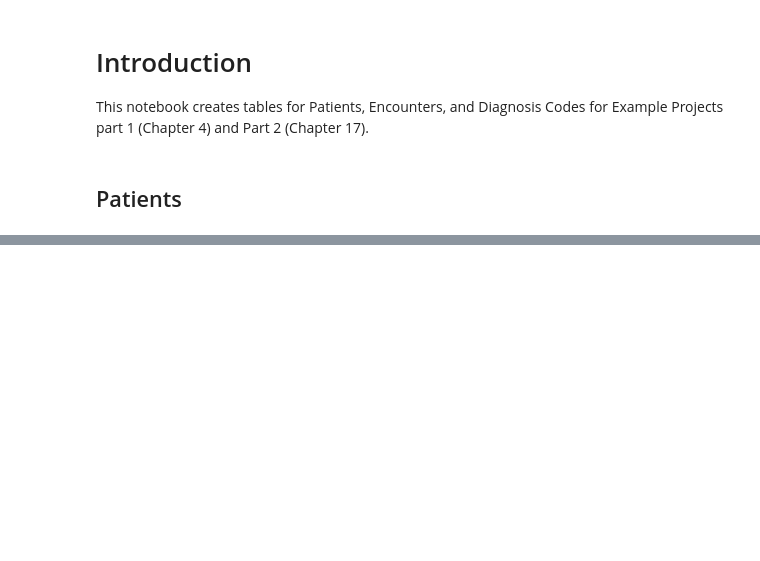
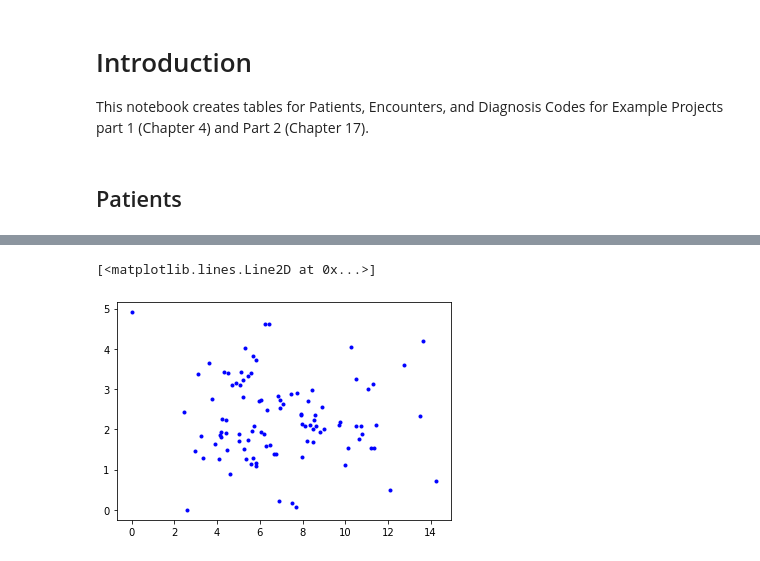
Before and after one commit to pmccaffrey6/introduction-to-healthcare-informatics, a Jupyter notebook: create-project-tables/create_project_tables.ipynb, the cells around one changed output, grey strips where cells are left out. Saved outputs shown, nothing was run; the diff lists cells and outputs as text; code cells hidden in the pictures; blank space fills up the shorter version.

```diff
--- a/create-project-tables/create_project_tables.ipynb
+++ b/create-project-tables/create_project_tables.ipynb
@@ -108,0 +172,9 @@ plot(num_dx_1, visit_minutes, 'b.')
+# %%
+ages_pop_2 = y[0] + abs(y[0].min())
+num_dx_pop_2 = y[1] + abs(y[1].min())
+visit_minutes_pop_2 = y[2] + 30
+# %%
+plot(ages_pop_2, num_dx_pop_2, 'b.')
+# %% [output]
+[<matplotlib.lines.Line2D at 0x...>]
+[figure, added]
```
Also changed, not shown: parts of 13 cells of this notebook.
